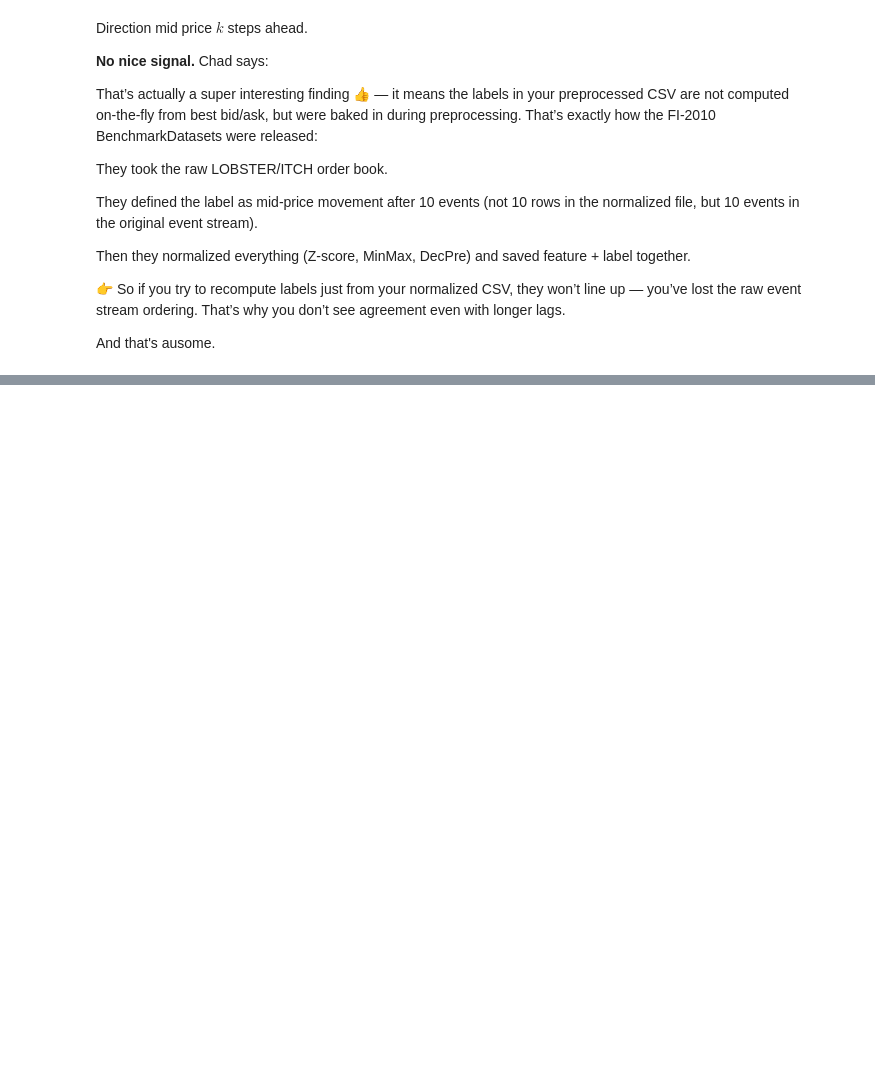
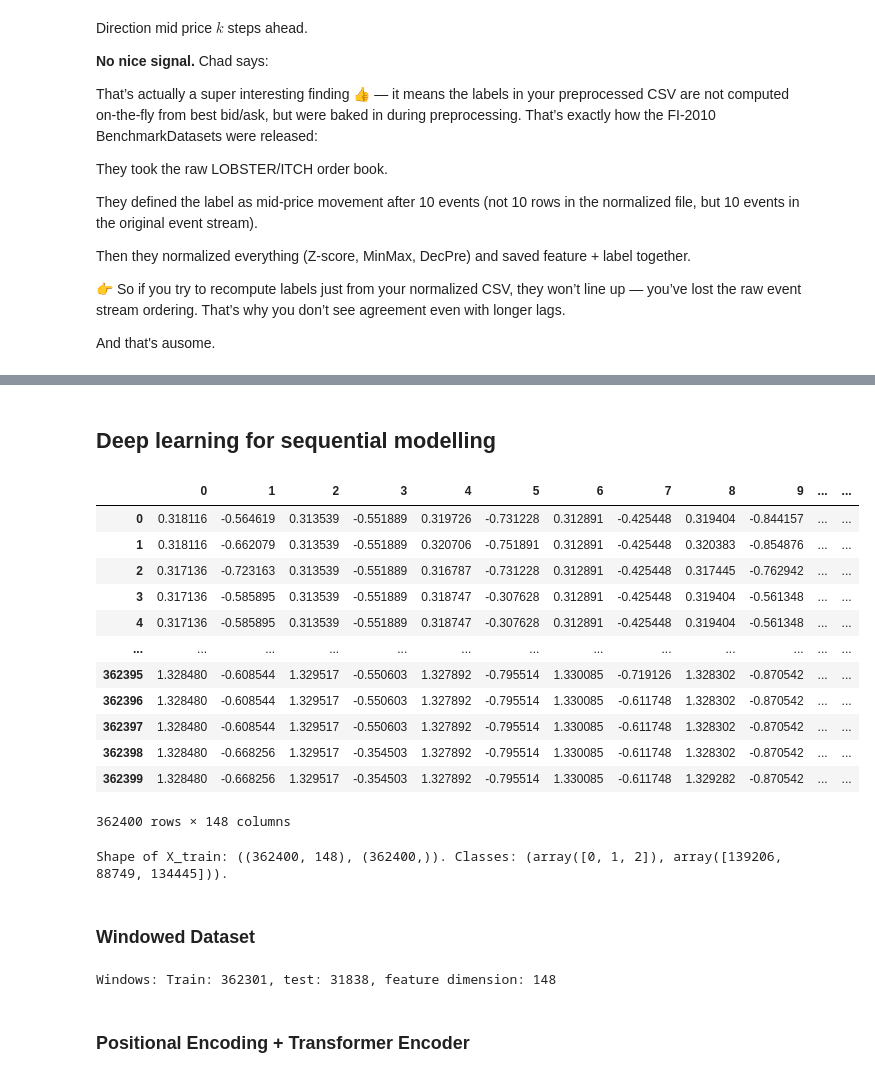
Before and after one commit to VojtaHavlicek/ML-onramp, a Jupyter notebook: FI-2010/FI-2010.ipynb, the cells around one changed output, grey strips where cells are left out. Saved outputs shown, nothing was run; the diff lists cells and outputs as text; code cells hidden in the pictures; blank space fills up the shorter version.

Commit message:
FI2010: WindowedDataset

```diff
--- a/FI-2010/FI-2010.ipynb
+++ b/FI-2010/FI-2010.ipynb
@@ -262,0 +279,2 @@ array([1, 0, 2])
+# %% [markdown]
+## Deep learning for sequential modelling
@@ -262,0 +285,22 @@ array([1, 0, 2])
+# %%
+X_train
+# %% [output]
+|  | 0 | 1 | 2 | 3 | 4 | 5 | 6 | 7 | 8 | 9 | ... | ... |
+| 0 | 0.318116 | -0.564619 | 0.313539 | -0.551889 | 0.319726 | -0.731228 | 0.312891 | -0.425448 | 0.319404 | -0.844157 | ... | ... |
+| 1 | 0.318116 | -0.662079 | 0.313539 | -0.551889 | 0.320706 | -0.751891 | 0.312891 | -0.425448 | 0.320383 | -0.854876 | ... | ... |
+| 2 | 0.317136 | -0.723163 | 0.313539 | -0.551889 | 0.316787 | -0.731228 | 0.312891 | -0.425448 | 0.317445 | -0.762942 | ... | ... |
+| 3 | 0.317136 | -0.585895 | 0.313539 | -0.551889 | 0.318747 | -0.307628 | 0.312891 | -0.425448 | 0.319404 | -0.561348 | ... | ... |
+| 4 | 0.317136 | -0.585895 | 0.313539 | -0.551889 | 0.318747 | -0.307628 | 0.312891 | -0.425448 | 0.319404 | -0.561348 | ... | ... |
+| ... | ... | ... | ... | ... | ... | ... | ... | ... | ... | ... | ... | ... |
+| 362395 | 1.328480 | -0.608544 | 1.329517 | -0.550603 | 1.327892 | -0.795514 | 1.330085 | -0.719126 | 1.328302 | -0.870542 | ... | ... |
+| 362396 | 1.328480 | -0.608544 | 1.329517 | -0.550603 | 1.327892 | -0.795514 | 1.330085 | -0.611748 | 1.328302 | -0.870542 | ... | ... |
+| 362397 | 1.328480 | -0.608544 | 1.329517 | -0.550603 | 1.327892 | -0.795514 | 1.330085 | -0.611748 | 1.328302 | -0.870542 | ... | ... |
+| 362398 | 1.328480 | -0.668256 | 1.329517 | -0.354503 | 1.327892 | -0.795514 | 1.330085 | -0.611748 | 1.328302 | -0.870542 | ... | ... |
+| 362399 | 1.328480 | -0.668256 | 1.329517 | -0.354503 | 1.327892 | -0.795514 | 1.330085 | -0.611748 | 1.329282 | -0.870542 | ... | ... |
+362400 rows × 148 columns
+# %%
+print(f"Shape of X_train: {X_train.shape, y_train.shape}. Classes: {np.unique(y_train, return_counts=True)}. ")
+# %% [output]
+Shape of X_train: ((362400, 148), (362400,)). Classes: (array([0, 1, 2]), array([139206,  88749, 134445])).
+# %% [markdown]
+### Windowed Dataset
@@ -262,0 +376,15 @@ array([1, 0, 2])
+# %%
+# --- PREPARE WINDOWED DATASETS ---
+window_length, stride = 100, 1
+train_dataset = WindowedDataset(X_train, y_train, window_length, stride)
+test_dataset = WindowedDataset(X_test, y_test, window_length, stride)
+
+train_loader = DataLoader(train_dataset, batch_size=256, shuffle=True, num_workers=2, drop_last=True, pin_memory=True)
+test_loader = DataLoader(test_dataset, batch_size=256, shuffle=False, num_workers=2, pin_memory=True)
+
+feat_dim = X_train.shape[1] # number of features
+print(f"Windows: Train: {len(train_dataset)}, test: {len(test_dataset)}, feature dimension: {feat_dim}")  # noqa: T201
+# %% [output]
+Windows: Train: 362301, test: 31838, feature dimension: 148
+# %% [markdown]
+### Positional Encoding + Transformer Encoder
```
Also changed, not shown: parts of 13 cells of this notebook.
